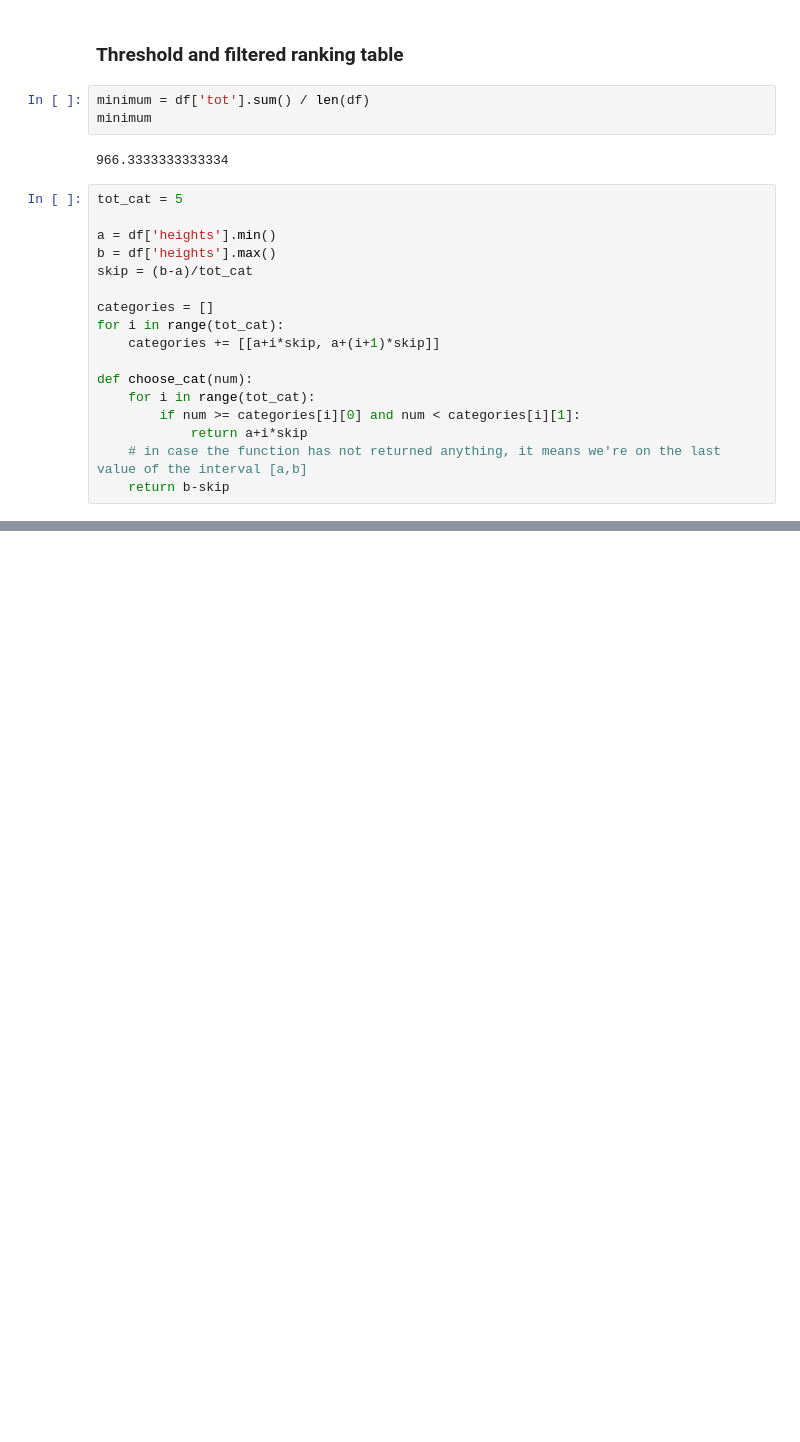
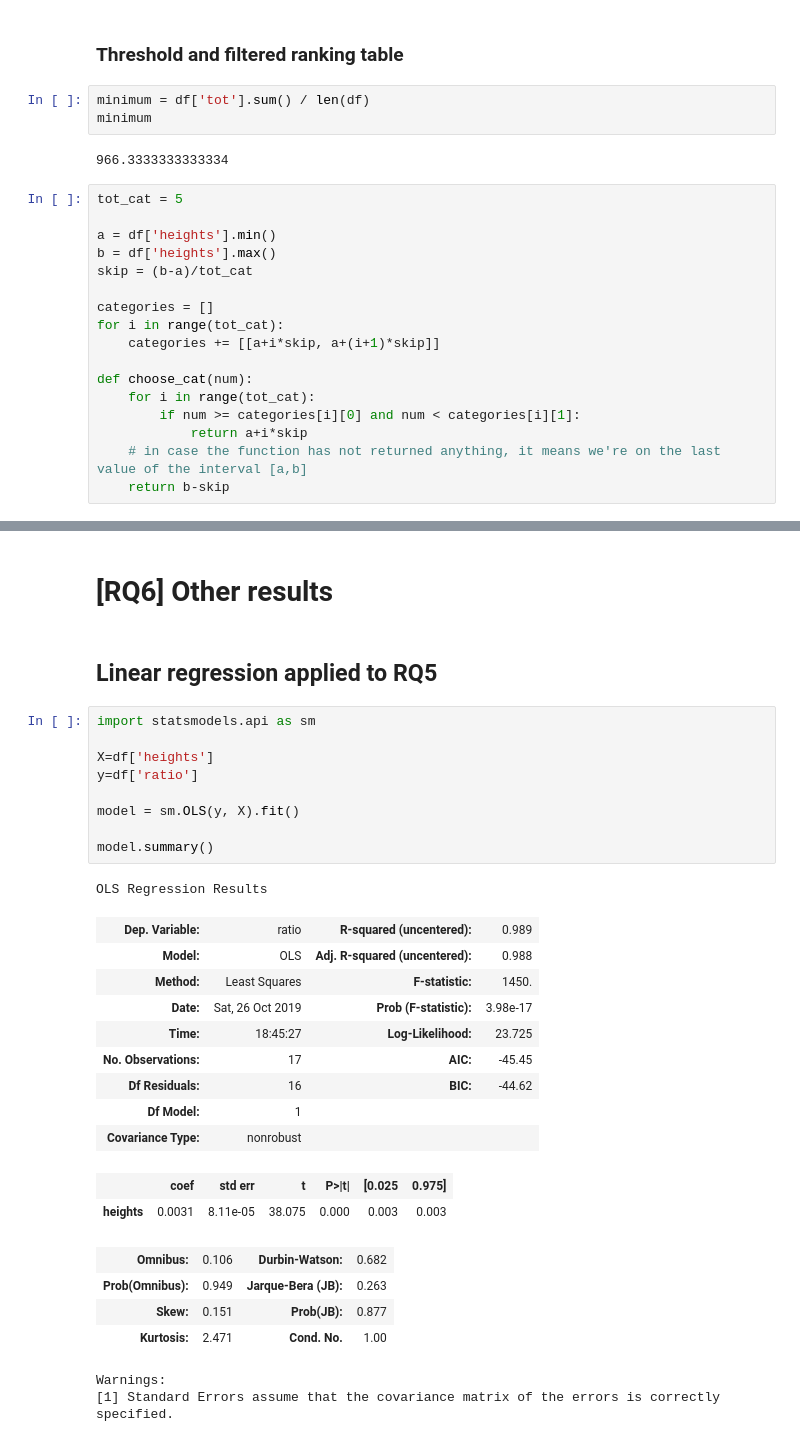
Before and after one commit to yuuko97/ADM_HW2, a Jupyter notebook: main.ipynb, the cells around one changed output, grey strips where cells are left out. Drawn from its saved outputs; the diff is of its cells as text; blank space fills up the shorter version.

```diff
--- a/main.ipynb
+++ b/main.ipynb
@@ -704,0 +705,32 @@ plt.scatter(x = df['heights'],
+# %% [markdown]
+# [RQ6] Other results
+# %% [markdown]
+## Linear regression applied to RQ5
+# %%
+import statsmodels.api as sm
+
+X=df['heights']
+y=df['ratio']
+
+model = sm.OLS(y, X).fit()
+
+model.summary()
+# %% [output]
+OLS Regression Results
+| Dep. Variable: | ratio | R-squared (uncentered): | 0.989 |
+| Model: | OLS | Adj. R-squared (uncentered): | 0.988 |
+| Method: | Least Squares | F-statistic: | 1450. |
+| Date: | Sat, 26 Oct 2019 | Prob (F-statistic): | 3.98e-17 |
+| Time: | 18:45:27 | Log-Likelihood: | 23.725 |
+| No. Observations: | 17 | AIC: | -45.45 |
+| Df Residuals: | 16 | BIC: | -44.62 |
+| Df Model: | 1 |  |  |
+| Covariance Type: | nonrobust |  |  |
+|  | coef | std err | t | P>|t| | [0.025 | 0.975] |
+| heights | 0.0031 | 8.11e-05 | 38.075 | 0.000 | 0.003 | 0.003 |
+| Omnibus: | 0.106 | Durbin-Watson: | 0.682 |
+| Prob(Omnibus): | 0.949 | Jarque-Bera (JB): | 0.263 |
+| Skew: | 0.151 | Prob(JB): | 0.877 |
+| Kurtosis: | 2.471 | Cond. No. | 1.00 |
+Warnings:
+[1] Standard Errors assume that the covariance matrix of the errors is correctly specified.
```
Also changed, not shown: parts of 2 cells of this notebook.
